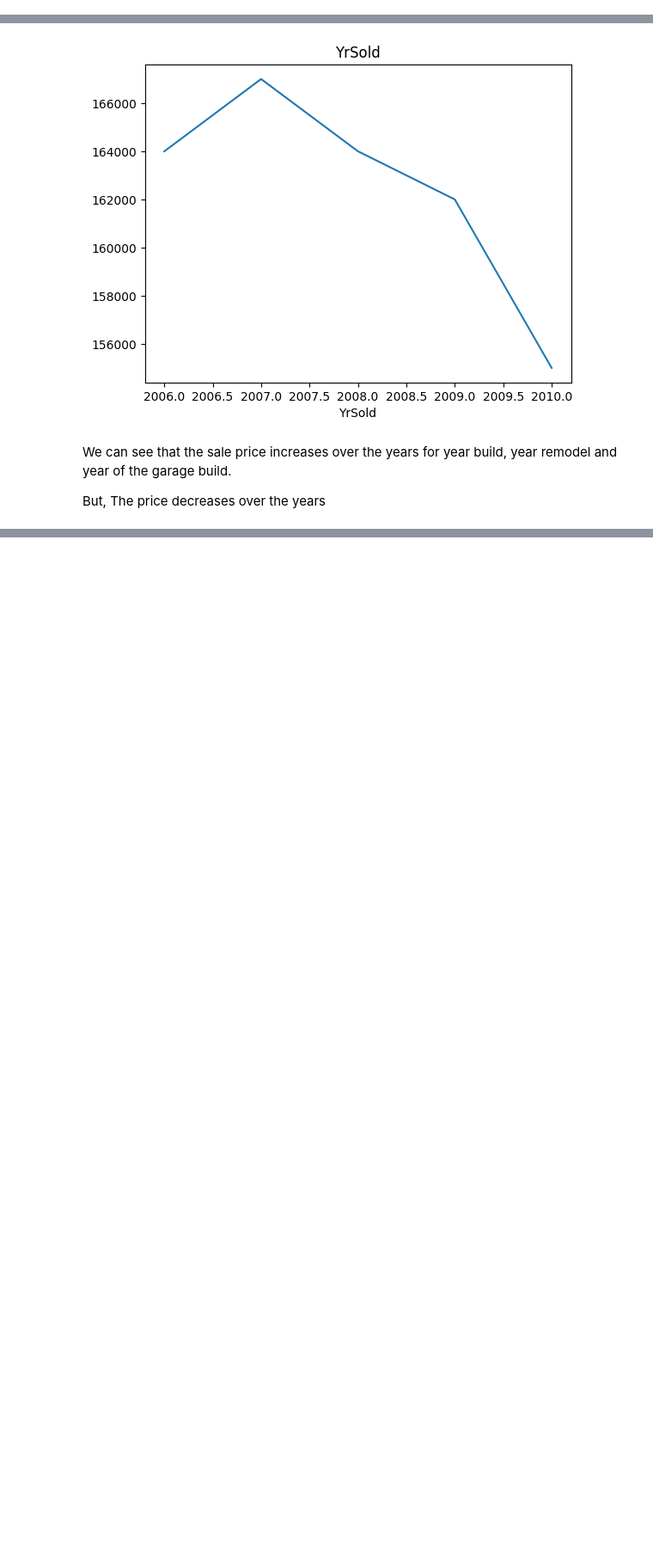
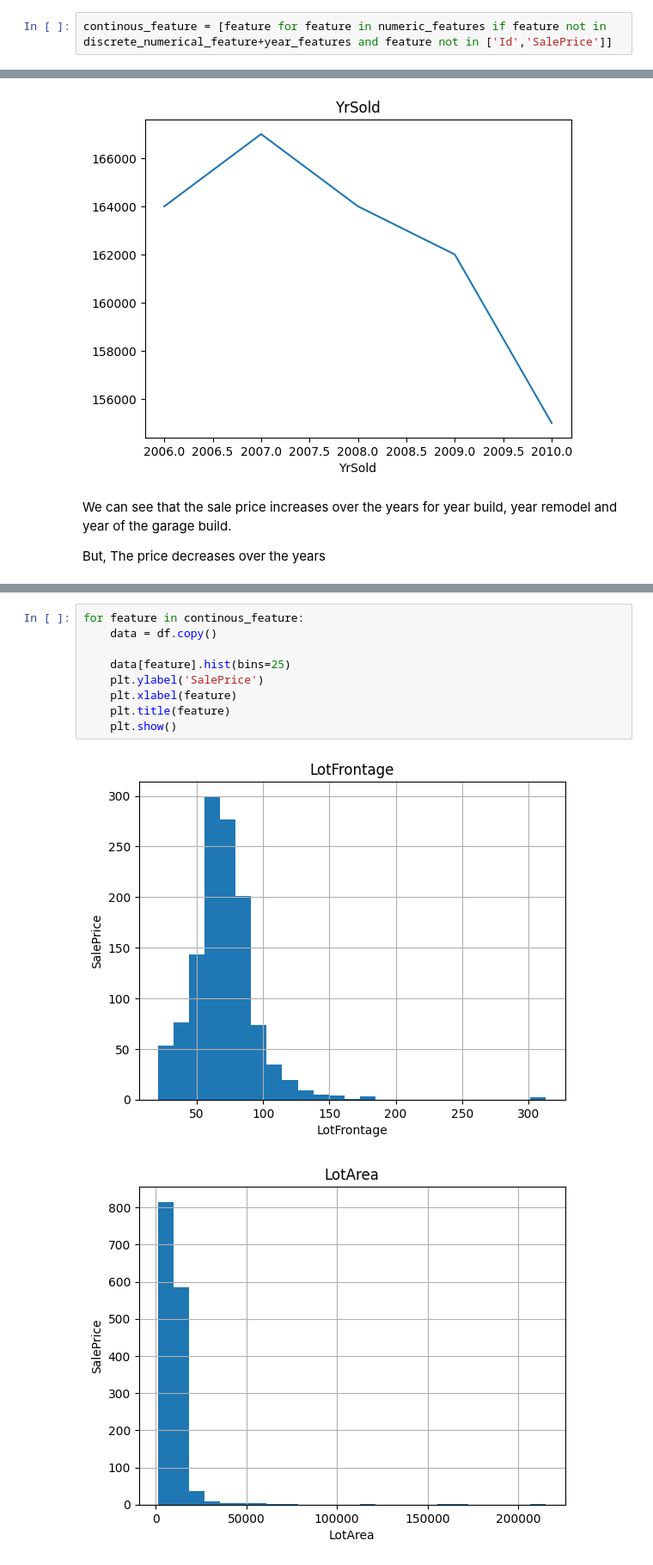
Before and after one commit to hyeen24/houseprices, a Jupyter notebook: notebook/EDA.ipynb, the cells around one changed output, grey strips where cells are left out. Shown at 86% size. Drawn from its saved outputs; the diff is of its cells as text; blank space fills up the shorter version.

```diff
--- a/notebook/EDA.ipynb
+++ b/notebook/EDA.ipynb
@@ -131,6 +130,8 @@ len(discrete_numerical_feature)
 # %% [output]
 ['MSSubClass', 'OverallQual', 'OverallCond', 'LowQualFinSF', 'BsmtFullBath', 'BsmtHalfBath', 'FullBath', 'HalfBath', 'BedroomAbvGr', 'KitchenAbvGr', 'TotRmsAbvGrd', 'Fireplaces', 'GarageCars', '3SsnPo ...
 17
+# %%
+continous_feature = [feature for feature in numeric_features if feature not in discrete_numerical_feature+year_features and feature not in ['Id','SalePrice']]
 # %%
 categorical_feature = [feature for feature in df if feature not in numeric_features]
 
@@ -184,0 +209,12 @@ TypeError: agg function failed [how->mean,dtype->object]
+# %%
+for feature in continous_feature:
+    data = df.copy()
+
+    data[feature].hist(bins=25)
+    plt.ylabel('SalePrice')
+    plt.xlabel(feature)
+    plt.title(feature)
+    plt.show()
+# %% [output]
+[figure, added]
+[figure, added]
```
Also changed, not shown: parts of 15 cells of this notebook.
